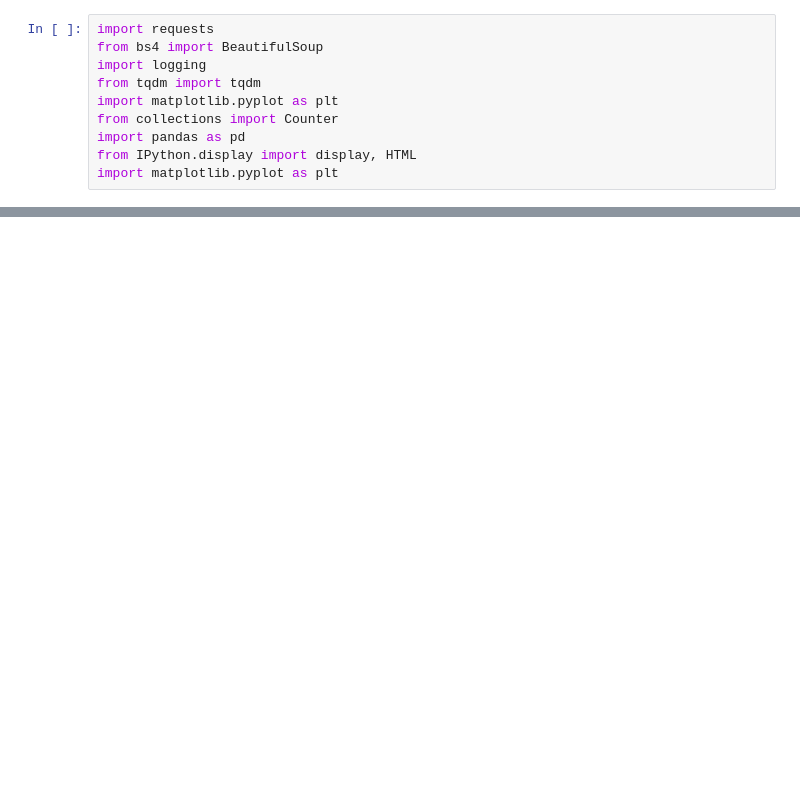
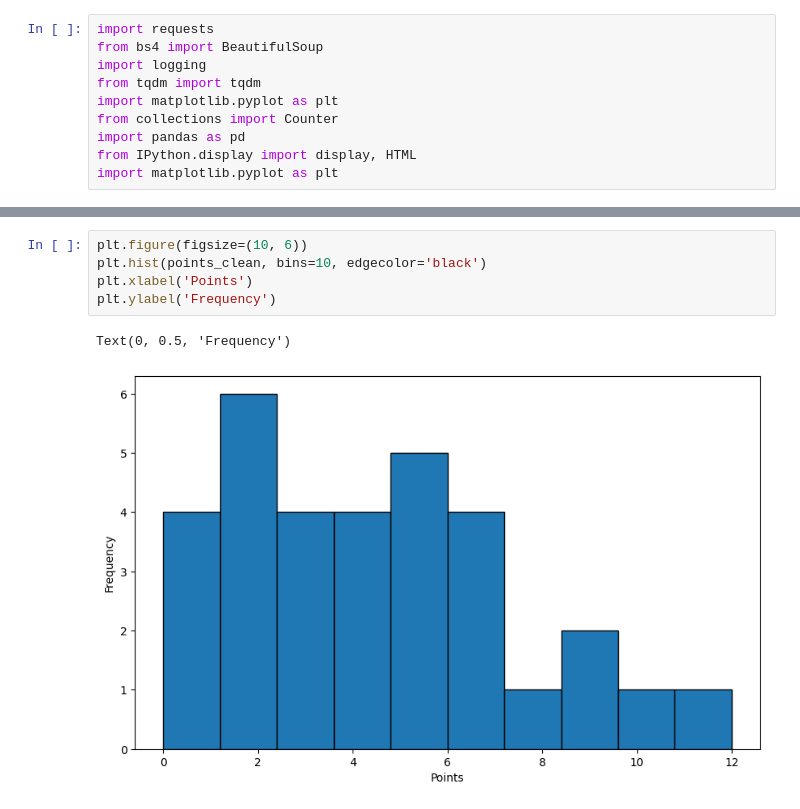
Before and after one commit to simulate111/Data-Science_2024, a Jupyter notebook: Mini Project 1 – What should I cook tonight.ipynb, the cells around one changed output, grey strips where cells are left out. Saved outputs shown, nothing was run; the diff lists cells and outputs as text; blank space fills up the shorter version.

```diff
--- a/Mini Project 1 – What should I cook tonight.ipynb
+++ b/Mini Project 1 – What should I cook tonight.ipynb
@@ -175 +113,9 @@ plt.show()
+# %%
+plt.figure(figsize=(10, 6))
+plt.hist(points_clean, bins=10, edgecolor='black')
+plt.xlabel('Points')
+plt.ylabel('Frequency')
+# %% [output]
+Text(0, 0.5, 'Frequency')
+[figure, added]
 # %%
```
Also changed, not shown: parts of 9 cells of this notebook.
